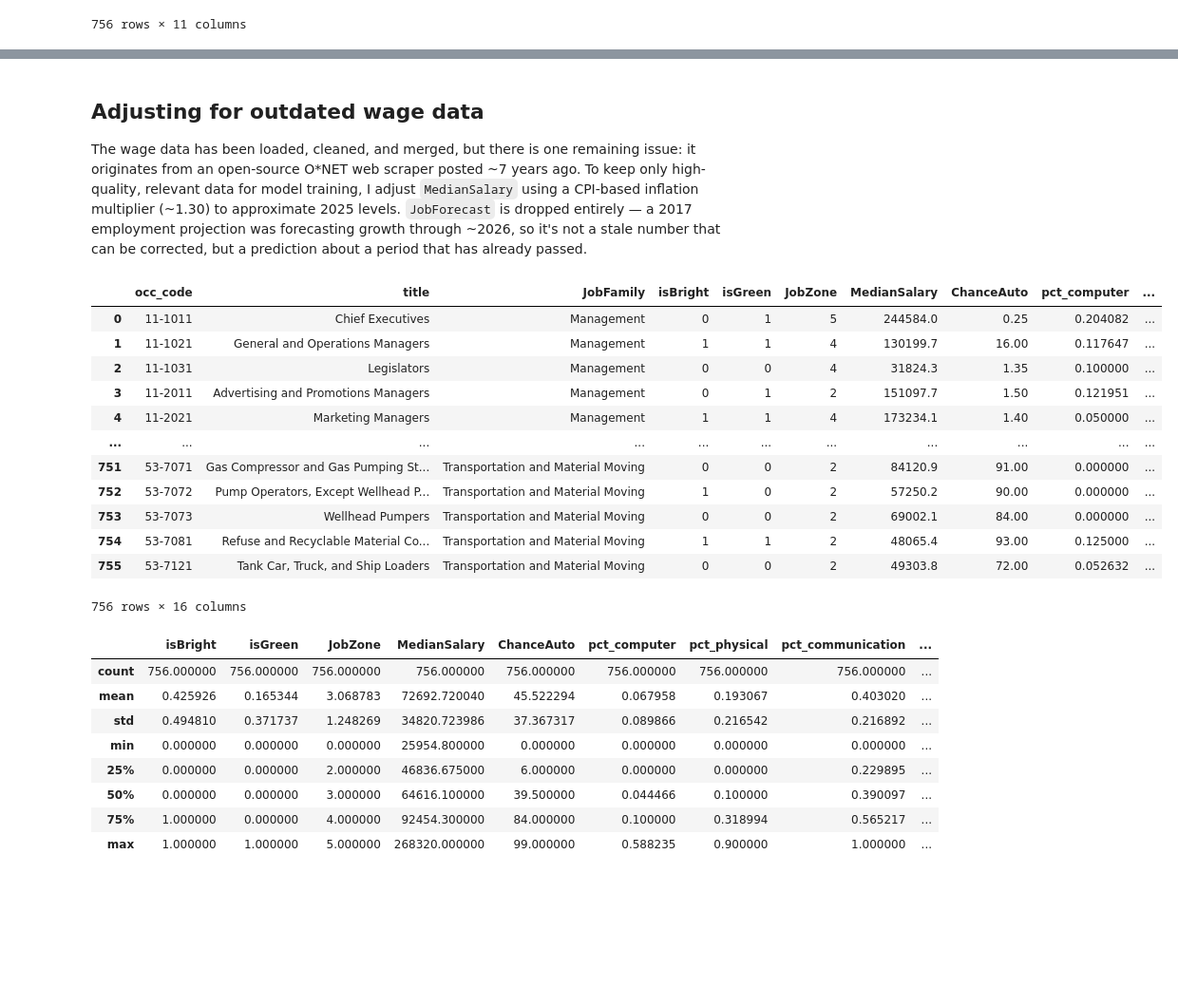
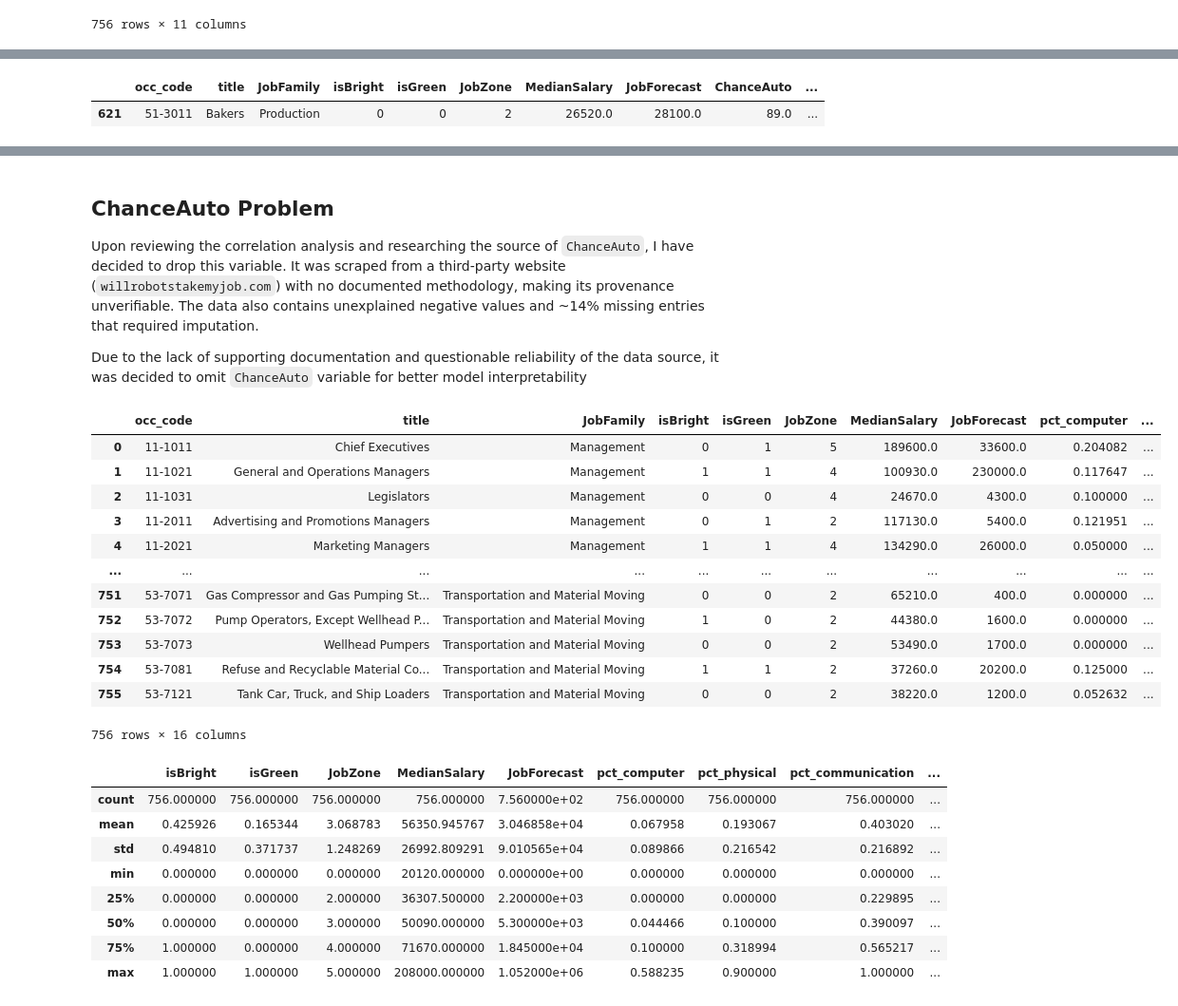
Before and after one commit to kseniiaoblasova/Occupational-AI-Exposure, a Jupyter notebook: notebooks/data-transform.ipynb, the cells around one changed output, grey strips where cells are left out. Shown at 95% size. Cells and saved outputs as stored; diff of their text form; code cells hidden in the pictures; blank space fills up the shorter version.

```diff
--- a/notebooks/data-transform.ipynb
+++ b/notebooks/data-transform.ipynb
@@ -382,3 +407,8 @@ df.sample(5)
+# %%
+df[df.occ_code=='51-3011']
+# %% [output]
+|  | occ_code | title | JobFamily | isBright | isGreen | JobZone | MedianSalary | JobForecast | ChanceAuto | ... |
+| 621 | 51-3011 | Bakers | Production | 0 | 0 | 2 | 26520.0 | 28100.0 | 89.0 | ... |
 # %%
 pct_cols = ['pct_computer', 'pct_physical', 'pct_communication', 'pct_analyze', 'pct_manage', 'pct_creative', 'pct_textnative']
 
@@ -411,40 +441,40 @@ observed_exposure    0
 major_group          0
 dtype: int64
 # %% [markdown]
-## Adjusting for outdated wage data
+## ChanceAuto Problem
 
-The wage data has been loaded, cleaned, and merged, but there is one remaining issue: it originates from an open-source O*NET web scraper posted ~7 years ago. To keep only high-quality, relevant data for model training, I adjust `MedianSalary` using a CPI-based inflation multiplier (~1.30) to approximate 2025 levels. `JobForecast` is dropped entirely — a 2017 employment projection was forecasting growth through ~2026, so it's not a stale number that can be corrected, but a prediction about a period that has already passed.
+Upon reviewing the correlation analysis and researching the source of `ChanceAuto`, I have decided to drop this variable. It was scraped from a third-party website (`willrobotstakemyjob.com`) with no documented methodology, making its provenance unverifiable. The data also contains unexplained negative values and ~14% missing entries that required imputation.
+
+Due to the lack of supporting documentation and questionable reliability of the data source, it was decided to omit `ChanceAuto` variable for better model interpretability
 # %%
-INFLATION_MULTIPLIER = round((316 / 245.120), 2)
-df['MedianSalary'] = df['MedianSalary'] * INFLATION_MULTIPLIER
-df.drop(columns=['JobForecast', 'major_group'], inplace=True)
+df.drop(columns=['ChanceAuto', 'major_group'], inplace=True)
 df['JobZone']=df['JobZone'].round(2)
 df
 # %% [output]
-|  | occ_code | title | JobFamily | isBright | isGreen | JobZone | MedianSalary | ChanceAuto | pct_computer | ... |
-| 0 | 11-1011 | Chief Executives | Management | 0 | 1 | 5 | 244584.0 | 0.25 | 0.204082 | ... |
-| 1 | 11-1021 | General and Operations Managers | Management | 1 | 1 | 4 | 130199.7 | 16.00 | 0.117647 | ... |
-| 2 | 11-1031 | Legislators | Management | 0 | 0 | 4 | 31824.3 | 1.35 | 0.100000 | ... |
-| 3 | 11-2011 | Advertising and Promotions Managers | Management | 0 | 1 | 2 | 151097.7 | 1.50 | 0.121951 | ... |
-| 4 | 11-2021 | Marketing Managers | Management | 1 | 1 | 4 | 173234.1 | 1.40 | 0.050000 | ... |
+|  | occ_code | title | JobFamily | isBright | isGreen | JobZone | MedianSalary | JobForecast | pct_computer | ... |
+| 0 | 11-1011 | Chief Executives | Management | 0 | 1 | 5 | 189600.0 | 33600.0 | 0.204082 | ... |
+| 1 | 11-1021 | General and Operations Managers | Management | 1 | 1 | 4 | 100930.0 | 230000.0 | 0.117647 | ... |
+| 2 | 11-1031 | Legislators | Management | 0 | 0 | 4 | 24670.0 | 4300.0 | 0.100000 | ... |
+| 3 | 11-2011 | Advertising and Promotions Managers | Management | 0 | 1 | 2 | 117130.0 | 5400.0 | 0.121951 | ... |
+| 4 | 11-2021 | Marketing Managers | Management | 1 | 1 | 4 | 134290.0 | 26000.0 | 0.050000 | ... |
 | ... | ... | ... | ... | ... | ... | ... | ... | ... | ... | ... |
-| 751 | 53-7071 | Gas Compressor and Gas Pumping St... | Transportation and Material Moving | 0 | 0 | 2 | 84120.9 | 91.00 | 0.000000 | ... |
-| 752 | 53-7072 | Pump Operators, Except Wellhead P... | Transportation and Material Moving | 1 | 0 | 2 | 57250.2 | 90.00 | 0.000000 | ... |
-| 753 | 53-7073 | Wellhead Pumpers | Transportation and Material Moving | 0 | 0 | 2 | 69002.1 | 84.00 | 0.000000 | ... |
-| 754 | 53-7081 | Refuse and Recyclable Material Co... | Transportation and Material Moving | 1 | 1 | 2 | 48065.4 | 93.00 | 0.125000 | ... |
-| 755 | 53-7121 | Tank Car, Truck, and Ship Loaders | Transportation and Material Moving | 0 | 0 | 2 | 49303.8 | 72.00 | 0.052632 | ... |
+| 751 | 53-7071 | Gas Compressor and Gas Pumping St... | Transportation and Material Moving | 0 | 0 | 2 | 65210.0 | 400.0 | 0.000000 | ... |
+| 752 | 53-7072 | Pump Operators, Except Wellhead P... | Transportation and Material Moving | 1 | 0 | 2 | 44380.0 | 1600.0 | 0.000000 | ... |
+| 753 | 53-7073 | Wellhead Pumpers | Transportation and Material Moving | 0 | 0 | 2 | 53490.0 | 1700.0 | 0.000000 | ... |
+| 754 | 53-7081 | Refuse and Recyclable Material Co... | Transportation and Material Moving | 1 | 1 | 2 | 37260.0 | 20200.0 | 0.125000 | ... |
+| 755 | 53-7121 | Tank Car, Truck, and Ship Loaders | Transportation and Material Moving | 0 | 0 | 2 | 38220.0 | 1200.0 | 0.052632 | ... |
 756 rows × 16 columns
 # %%
 df.describe()
 # %% [output]
-|  | isBright | isGreen | JobZone | MedianSalary | ChanceAuto | pct_computer | pct_physical | pct_communication | ... |
-| count | 756.000000 | 756.000000 | 756.000000 | 756.000000 | 756.000000 | 756.000000 | 756.000000 | 756.000000 | ... |
-| mean | 0.425926 | 0.165344 | 3.068783 | 72692.720040 | 45.522294 | 0.067958 | 0.193067 | 0.403020 | ... |
-| std | 0.494810 | 0.371737 | 1.248269 | 34820.723986 | 37.367317 | 0.089866 | 0.216542 | 0.216892 | ... |
-| min | 0.000000 | 0.000000 | 0.000000 | 25954.800000 | 0.000000 | 0.000000 | 0.000000 | 0.000000 | ... |
-| 25% | 0.000000 | 0.000000 | 2.000000 | 46836.675000 | 6.000000 | 0.000000 | 0.000000 | 0.229895 | ... |
-| 50% | 0.000000 | 0.000000 | 3.000000 | 64616.100000 | 39.500000 | 0.044466 | 0.100000 | 0.390097 | ... |
-| 75% | 1.000000 | 0.000000 | 4.000000 | 92454.300000 | 84.000000 | 0.100000 | 0.318994 | 0.565217 | ... |
-| max | 1.000000 | 1.000000 | 5.000000 | 268320.000000 | 99.000000 | 0.588235 | 0.900000 | 1.000000 | ... |
+|  | isBright | isGreen | JobZone | MedianSalary | JobForecast | pct_computer | pct_physical | pct_communication | ... |
+| count | 756.000000 | 756.000000 | 756.000000 | 756.000000 | 7.560000e+02 | 756.000000 | 756.000000 | 756.000000 | ... |
+| mean | 0.425926 | 0.165344 | 3.068783 | 56350.945767 | 3.046858e+04 | 0.067958 | 0.193067 | 0.403020 | ... |
+| std | 0.494810 | 0.371737 | 1.248269 | 26992.809291 | 9.010565e+04 | 0.089866 | 0.216542 | 0.216892 | ... |
+| min | 0.000000 | 0.000000 | 0.000000 | 20120.000000 | 0.000000e+00 | 0.000000 | 0.000000 | 0.000000 | ... |
+| 25% | 0.000000 | 0.000000 | 2.000000 | 36307.500000 | 2.200000e+03 | 0.000000 | 0.000000 | 0.229895 | ... |
+| 50% | 0.000000 | 0.000000 | 3.000000 | 50090.000000 | 5.300000e+03 | 0.044466 | 0.100000 | 0.390097 | ... |
+| 75% | 1.000000 | 0.000000 | 4.000000 | 71670.000000 | 1.845000e+04 | 0.100000 | 0.318994 | 0.565217 | ... |
+| max | 1.000000 | 1.000000 | 5.000000 | 208000.000000 | 1.052000e+06 | 0.588235 | 0.900000 | 1.000000 | ... |
 # %%
 df.to_csv('../dataset/transformed_data.csv', index=False)
```
Also changed, not shown: parts of 4 cells of this notebook, 16 other files.
